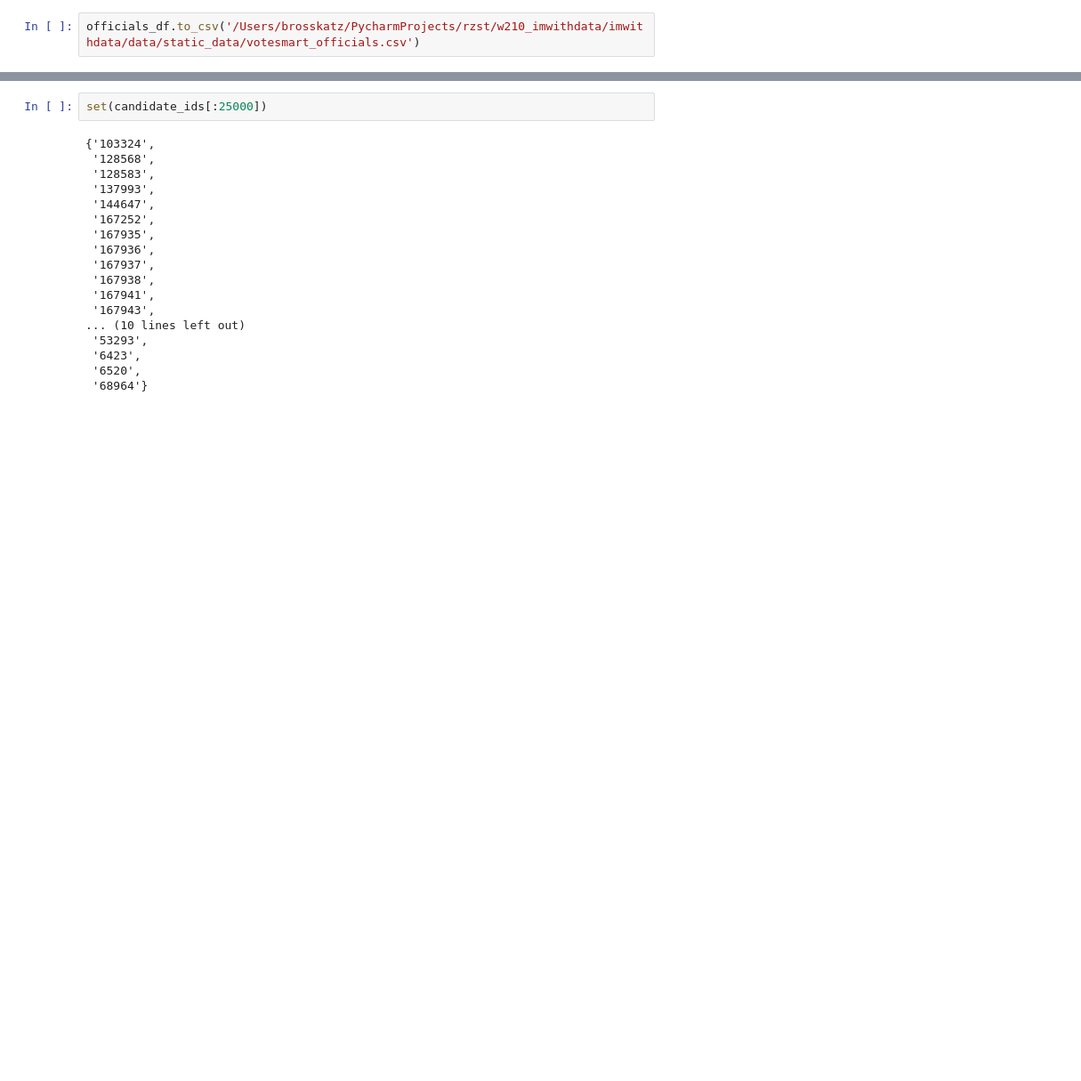
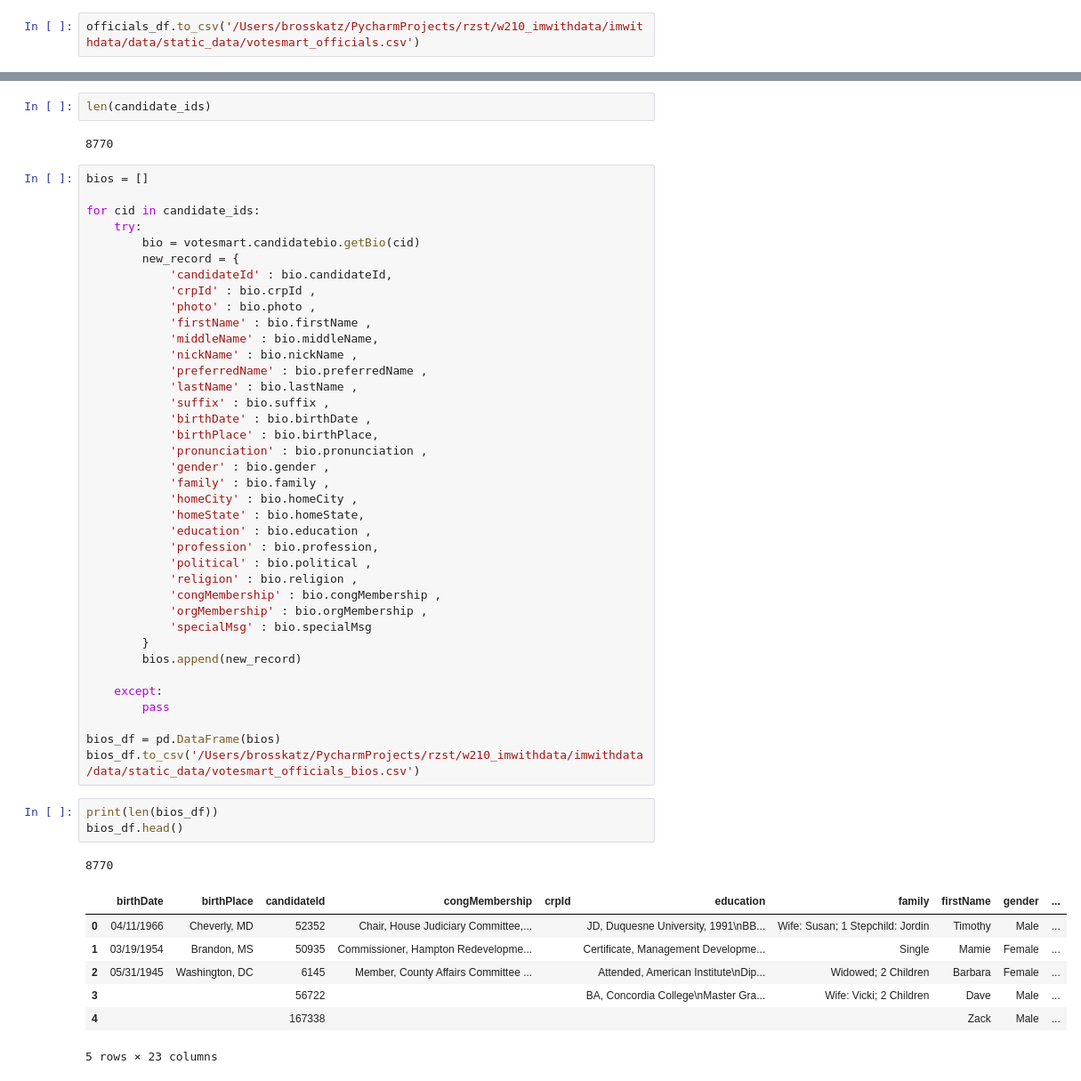
Before and after one commit to saffrydaffry/w210_imwithdata, a Jupyter notebook: notebooks/Sunlight_API_Exploration.ipynb, the cells around one changed output, grey strips where cells are left out. Shown: that part at 89% size. Drawn from its saved outputs; the diff is of its cells as text; blank space fills up the shorter version.

```diff
--- a/notebooks/Sunlight_API_Exploration.ipynb
+++ b/notebooks/Sunlight_API_Exploration.ipynb
@@ -259,21 +241,55 @@ officials_df[:100]
 100 rows × 19 columns
-# %%
-set(candidate_ids[:25000])
-# %% [output]
-{'103324',
- '128568',
- '128583',
- '137993',
- '144647',
- '167252',
- '167935',
- '167936',
- '167937',
- '167938',
- '167941',
- '167943',
-... (10 lines left out)
- '53293',
- '6423',
- '6520',
- '68964'}
+# %%
+len(candidate_ids)
+# %% [output]
+8770
+# %%
+bios = []
+
+for cid in candidate_ids:
+    try:
+        bio = votesmart.candidatebio.getBio(cid)
+        new_record = {
+            'candidateId' : bio.candidateId,
+            'crpId' : bio.crpId ,
+            'photo' : bio.photo ,
+            'firstName' : bio.firstName ,
+            'middleName' : bio.middleName,
+            'nickName' : bio.nickName ,
+            'preferredName' : bio.preferredName ,
+            'lastName' : bio.lastName ,
+            'suffix' : bio.suffix ,
+            'birthDate' : bio.birthDate ,
+            'birthPlace' : bio.birthPlace,
+            'pronunciation' : bio.pronunciation ,
+            'gender' : bio.gender ,
+            'family' : bio.family ,
+            'homeCity' : bio.homeCity ,
+            'homeState' : bio.homeState,
+            'education' : bio.education ,
+            'profession' : bio.profession,
+            'political' : bio.political ,
+            'religion' : bio.religion ,
+            'congMembership' : bio.congMembership ,
+            'orgMembership' : bio.orgMembership ,
+            'specialMsg' : bio.specialMsg
+        }
+        bios.append(new_record)
+
+    except:
+        pass
+
+bios_df = pd.DataFrame(bios)
+bios_df.to_csv('/Users/brosskatz/PycharmProjects/rzst/w210_imwithdata/imwithdata/data/static_data/votesmart_officials_bios.csv')
+# %%
+print(len(bios_df))
+bios_df.head()
+# %% [output]
+8770
+|  | birthDate | birthPlace | candidateId | congMembership | crpId | education | family | firstName | gender | ... |
+| 0 | 04/11/1966 | Cheverly, MD | 52352 | Chair, House Judiciary Committee,... |  | JD, Duquesne University, 1991\nBB... | Wife: Susan; 1 Stepchild: Jordin | Timothy | Male | ... |
+| 1 | 03/19/1954 | Brandon, MS | 50935 | Commissioner, Hampton Redevelopme... |  | Certificate, Management Developme... | Single | Mamie | Female | ... |
+| 2 | 05/31/1945 | Washington, DC | 6145 | Member, County Affairs Committee ... |  | Attended, American Institute\nDip... | Widowed; 2 Children | Barbara | Female | ... |
+| 3 |  |  | 56722 |  |  | BA, Concordia College\nMaster Gra... | Wife: Vicki; 2 Children | Dave | Male | ... |
+| 4 |  |  | 167338 |  |  |  |  | Zack | Male | ... |
+5 rows × 23 columns
```
Also changed, not shown: parts of 8 cells of this notebook, 37 other files.
